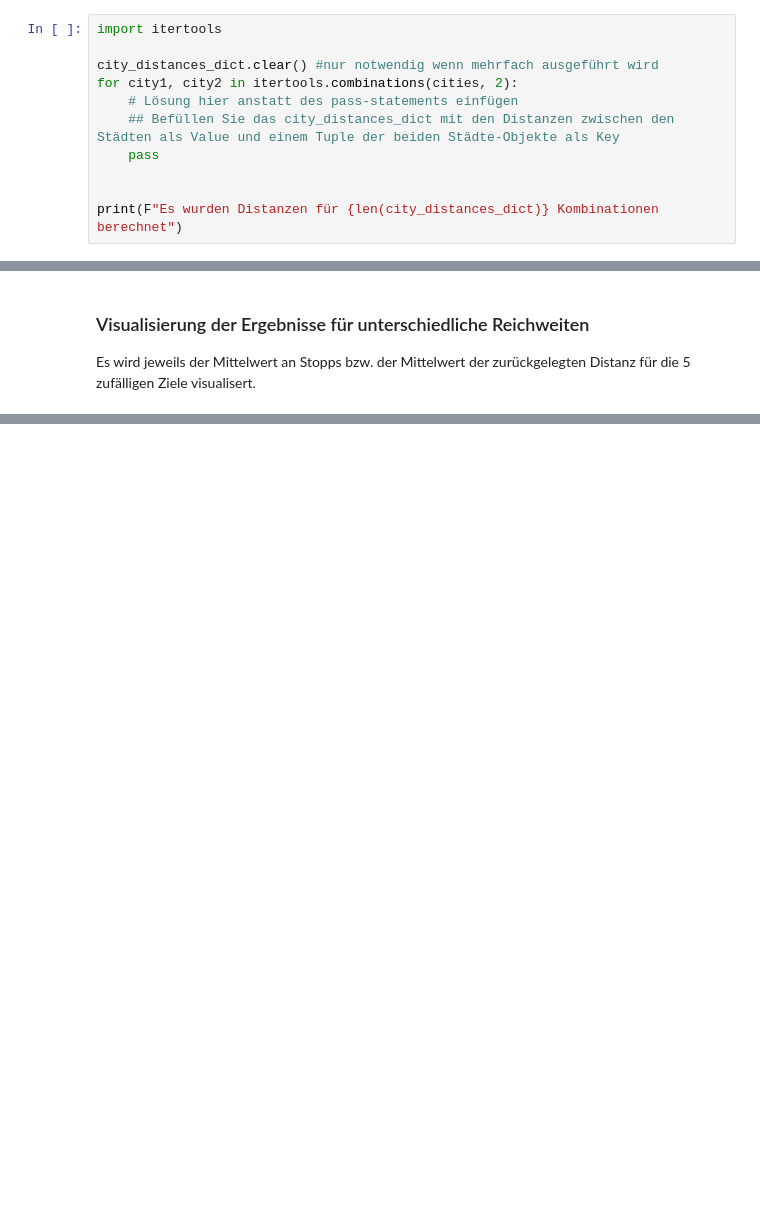
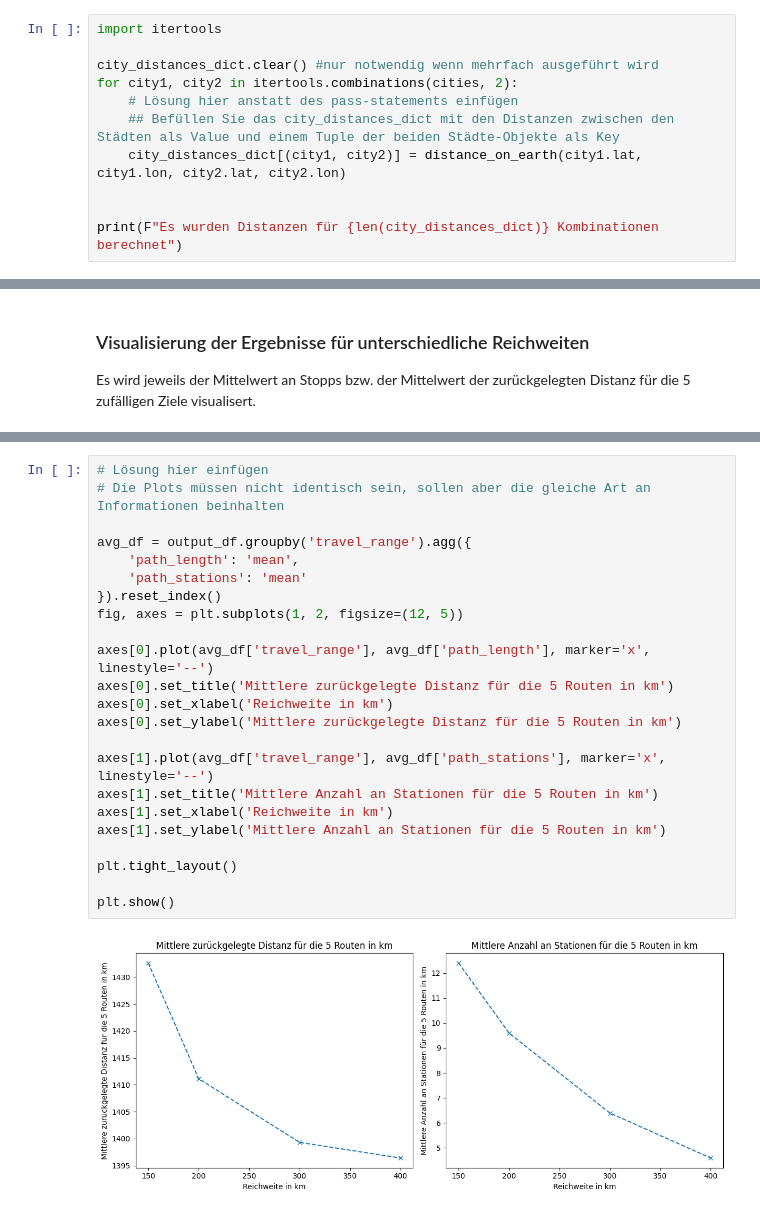
Before and after one commit to Kevidor/Sofwaredesign, a Jupyter notebook: Vorlesungen/03_Algorithmen_&_Datenstrukturen/03_07_Algorithmen_und_Datenstrukturen_Bäume-Graphen/03_07_Algorithmen und Datenstrukturen - Distance Traveled/03_07_travelable_distance_aufgabe.ipynb, the cells around one changed output, grey strips where cells are left out. Saved outputs shown, nothing was run; the diff lists cells and outputs as text; blank space fills up the shorter version.

```diff
--- a/Vorlesungen/03_Algorithmen_&_Datenstrukturen/03_07_Algorithmen_und_Datenstrukturen_Bäume-Graphen/03_07_Algorithmen und Datenstrukturen - Distance Traveled/03_07_travelable_distance_aufgabe.ipynb
+++ b/Vorlesungen/03_Algorithmen_&_Datenstrukturen/03_07_Algorithmen_und_Datenstrukturen_Bäume-Graphen/03_07_Algorithmen und Datenstrukturen - Distance Traveled/03_07_travelable_distance_aufgabe.ipynb
@@ -158,7 +161,7 @@ city_distances_dict.clear() #nur notwendig wenn mehrfach ausgeführt wird
 for city1, city2 in itertools.combinations(cities, 2):
     # Lösung hier anstatt des pass-statements einfügen
     ## Befüllen Sie das city_distances_dict mit den Distanzen zwischen den Städten als Value und einem Tuple der beiden Städte-Objekte als Key
-    pass
+    city_distances_dict[(city1, city2)] = distance_on_earth(city1.lat, city1.lon, city2.lat, city2.lon)
 
 
 print(F"Es wurden Distanzen für {len(city_distances_dict)} Kombinationen berechnet")
@@ -437,0 +488,25 @@ Text(0, 0.5, 'Mittlere Anzahl an Stationen für die 5 Routen in km')
+# %%
+# Lösung hier einfügen
+# Die Plots müssen nicht identisch sein, sollen aber die gleiche Art an Informationen beinhalten
+
+avg_df = output_df.groupby('travel_range').agg({
+    'path_length': 'mean',
+    'path_stations': 'mean'
+}).reset_index()
+fig, axes = plt.subplots(1, 2, figsize=(12, 5))
+
+axes[0].plot(avg_df['travel_range'], avg_df['path_length'], marker='x', linestyle='--')
+axes[0].set_title('Mittlere zurückgelegte Distanz für die 5 Routen in km')
+axes[0].set_xlabel('Reichweite in km')
+axes[0].set_ylabel('Mittlere zurückgelegte Distanz für die 5 Routen in km')
+
+axes[1].plot(avg_df['travel_range'], avg_df['path_stations'], marker='x', linestyle='--')
+axes[1].set_title('Mittlere Anzahl an Stationen für die 5 Routen in km')
+axes[1].set_xlabel('Reichweite in km')
+axes[1].set_ylabel('Mittlere Anzahl an Stationen für die 5 Routen in km')
+
+plt.tight_layout()
+
+plt.show()
+# %% [output]
+[figure, added]
```
Also changed, not shown: parts of 20 cells of this notebook, 1 other file.
